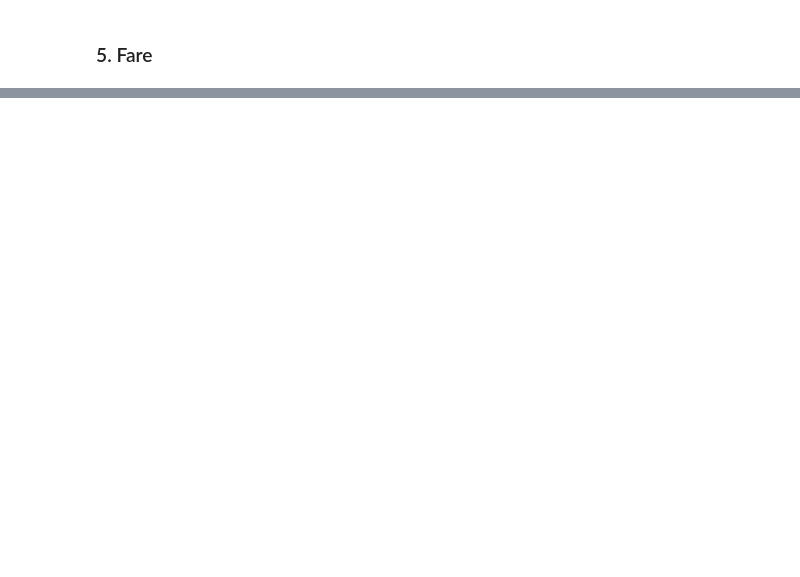
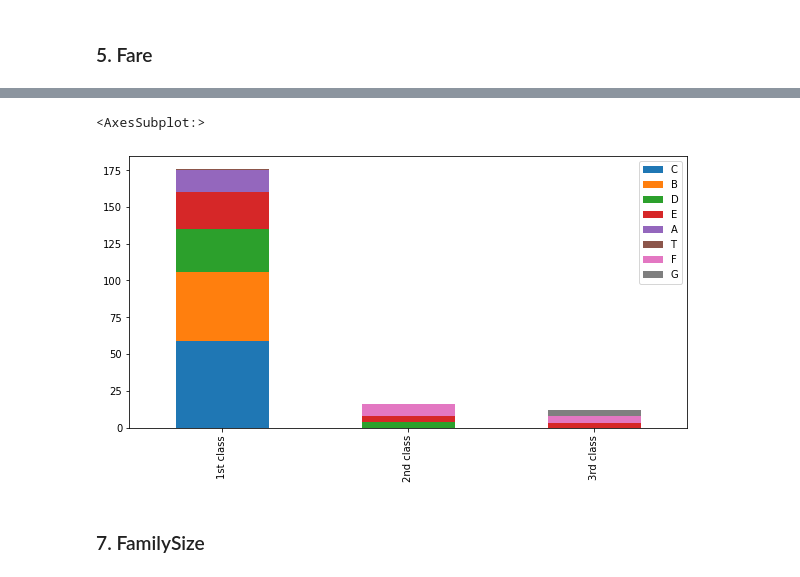
Before and after one commit to DestinyKim/Selfstudy_repo, a Jupyter notebook: ML2_데이터 전처리.ipynb, the cells around one changed output, grey strips where cells are left out. Saved outputs shown, nothing was run; the diff lists cells and outputs as text; code cells hidden in the pictures; blank space fills up the shorter version.

```diff
--- a/ML2_데이터 전처리.ipynb
+++ b/ML2_데이터 전처리.ipynb
@@ -534,0 +554,11 @@ train.head(50)
+# %%
+Pclass1 = train[train['Pclass']==1]['Cabin'].value_counts()
+Pclass2 = train[train['Pclass']==2]['Cabin'].value_counts()
+Pclass3 = train[train['Pclass']==3]['Cabin'].value_counts()
+
+df = pd.DataFrame([Pclass1, Pclass2, Pclass3])
+df.index = ['1st class','2nd class', '3rd class']
+df.plot(kind='bar',stacked=True, figsize=(10,5))
+# %% [output]
+<AxesSubplot:>
+[figure, added]
@@ -534,0 +573,2 @@ train.head(50)
+# %% [markdown]
+### 7. FamilySize
```
Also changed, not shown: parts of 21 cells of this notebook.
